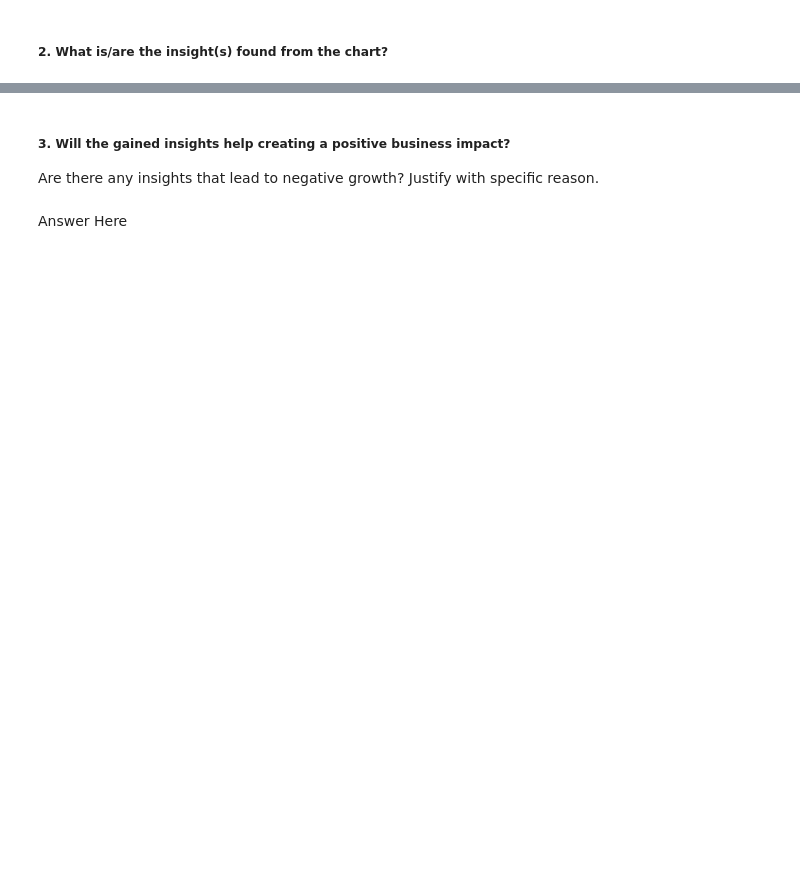
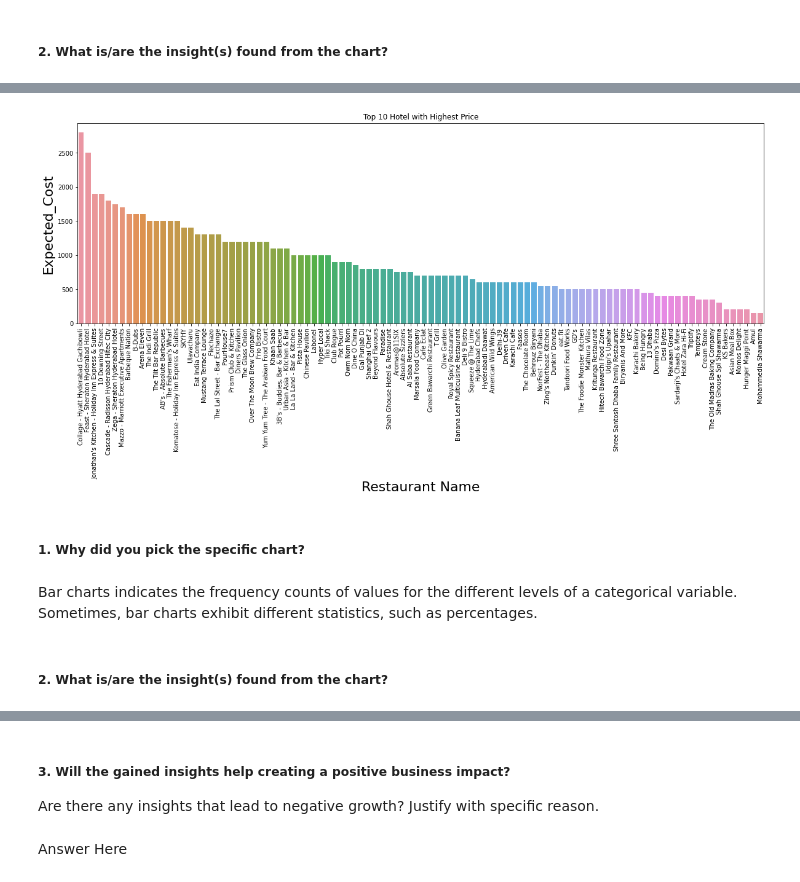
Before and after one commit to v1git12/Capstone-Project-4-Zomato-Restraurant-Clustering-And-Sentiment-Analysis, a Jupyter notebook: Zomato_Restaurant_Clustering_&_Sentiment_Analysis.ipynb, the cells around one changed output, grey strips where cells are left out. Saved outputs shown, nothing was run; the diff lists cells and outputs as text; code cells hidden in the pictures; blank space fills up the shorter version.

```diff
--- a/Zomato_Restaurant_Clustering_&_Sentiment_Analysis.ipynb
+++ b/Zomato_Restaurant_Clustering_&_Sentiment_Analysis.ipynb
@@ -1163,0 +1187,20 @@ Answer Here
+# %%
+# GRAPH - 6
+# Extracting name and price
+hotel_cost = zomato_data.sort_values('Cost', ascending = False)[['Restaurant_name','Cost']]
+# Checking Relationship of neighbourhood group and price of listings
+fig = plt.figure(figsize=[20,6])
+sns.barplot(x='Restaurant_name', y='Cost',data=hotel_cost)
+plt.xlabel('Restaurant Name', size = 22)
+plt.ylabel('Expected_Cost', size = 22)
+plt.title('Top 10 Hotel with Highest Price')
+plt.xticks(rotation=90)
+plt.show()
+# %% [output]
+[figure, added]
+# %% [markdown]
+##### 1. Why did you pick the specific chart?
+# %% [markdown]
+Bar charts indicates the frequency counts of values for the different levels of a categorical variable. Sometimes, bar charts exhibit different statistics, such as percentages.
+# %% [markdown]
+##### 2. What is/are the insight(s) found from the chart?
```
Also changed, not shown: parts of 161 cells of this notebook.
